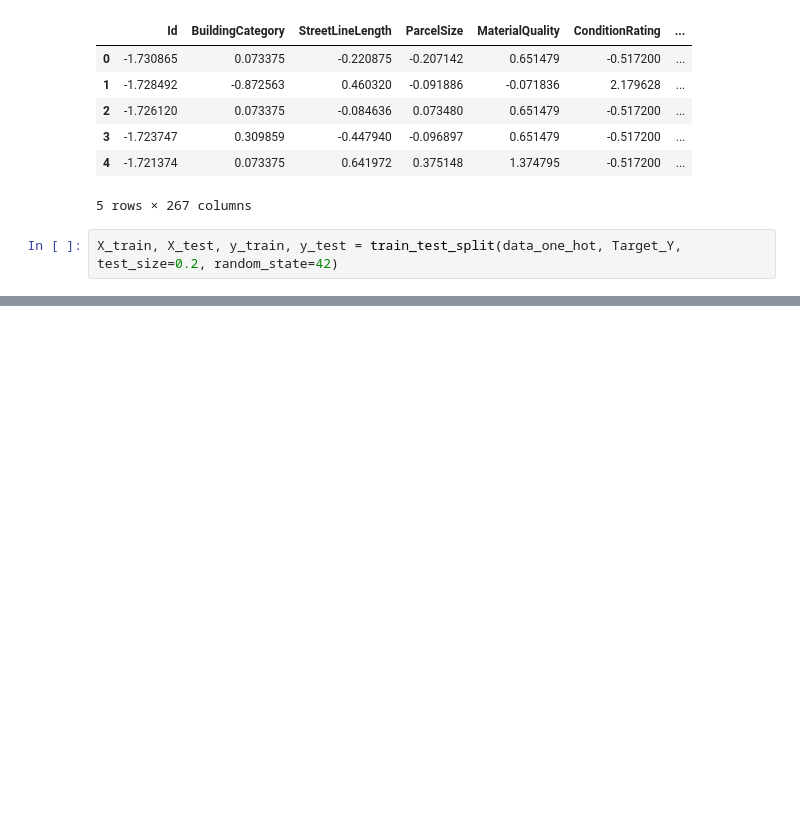
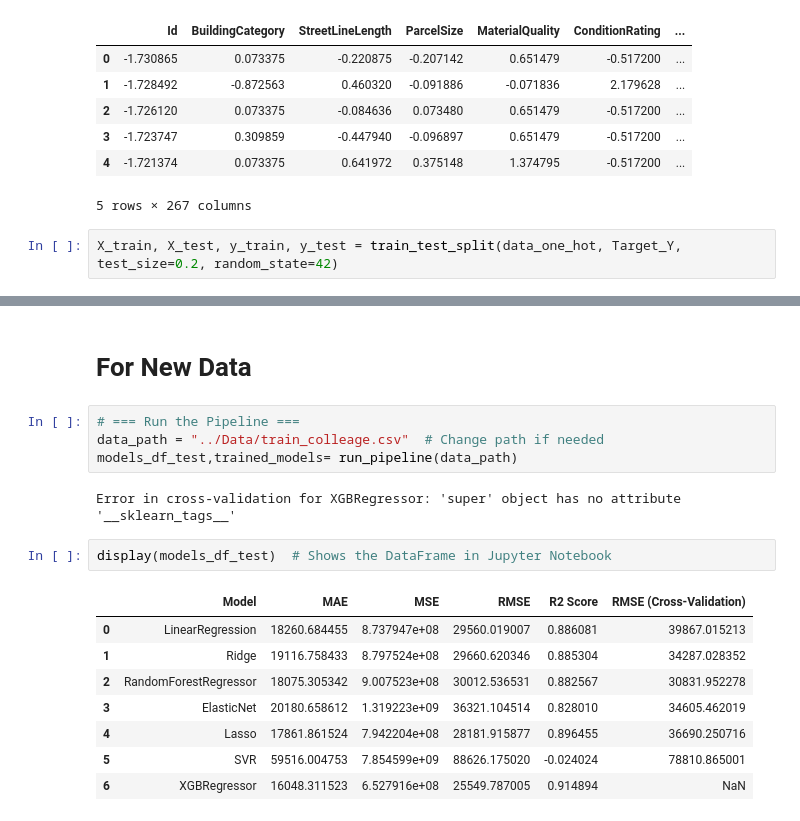
Before and after one commit to Zagroz901/Pipline-Machine-learing-project-with-clean-code, a Jupyter notebook: Scripts/main_code.ipynb, the cells around one changed output, grey strips where cells are left out. Drawn from its saved outputs; the diff is of its cells as text; blank space fills up the shorter version.

Commit message:
save model + model

```diff
--- a/Scripts/main_code.ipynb
+++ b/Scripts/main_code.ipynb
@@ -112,0 +141,19 @@ models = pd.DataFrame(columns=["Model","MAE","MSE","RMSE","R2 Score","RMSE (Cros
+# %% [markdown]
+# For New Data
+# %%
+# === Run the Pipeline ===
+data_path = "../Data/train_colleage.csv"  # Change path if needed
+models_df_test,trained_models= run_pipeline(data_path)
+# %% [output]
+Error in cross-validation for XGBRegressor: 'super' object has no attribute '__sklearn_tags__'
+# %%
+display(models_df_test)  # Shows the DataFrame in Jupyter Notebook
+# %% [output]
+|  | Model | MAE | MSE | RMSE | R2 Score | RMSE (Cross-Validation) |
+| 0 | LinearRegression | 18260.684455 | 8.737947e+08 | 29560.019007 | 0.886081 | 39867.015213 |
+| 1 | Ridge | 19116.758433 | 8.797524e+08 | 29660.620346 | 0.885304 | 34287.028352 |
+| 2 | RandomForestRegressor | 18075.305342 | 9.007523e+08 | 30012.536531 | 0.882567 | 30831.952278 |
+| 3 | ElasticNet | 20180.658612 | 1.319223e+09 | 36321.104514 | 0.828010 | 34605.462019 |
+| 4 | Lasso | 17861.861524 | 7.942204e+08 | 28181.915877 | 0.896455 | 36690.250716 |
+| 5 | SVR | 59516.004753 | 7.854599e+09 | 88626.175020 | -0.024024 | 78810.865001 |
+| 6 | XGBRegressor | 16048.311523 | 6.527916e+08 | 25549.787005 | 0.914894 | NaN |
```
Also changed, not shown: parts of 7 cells of this notebook, 7 other files.
